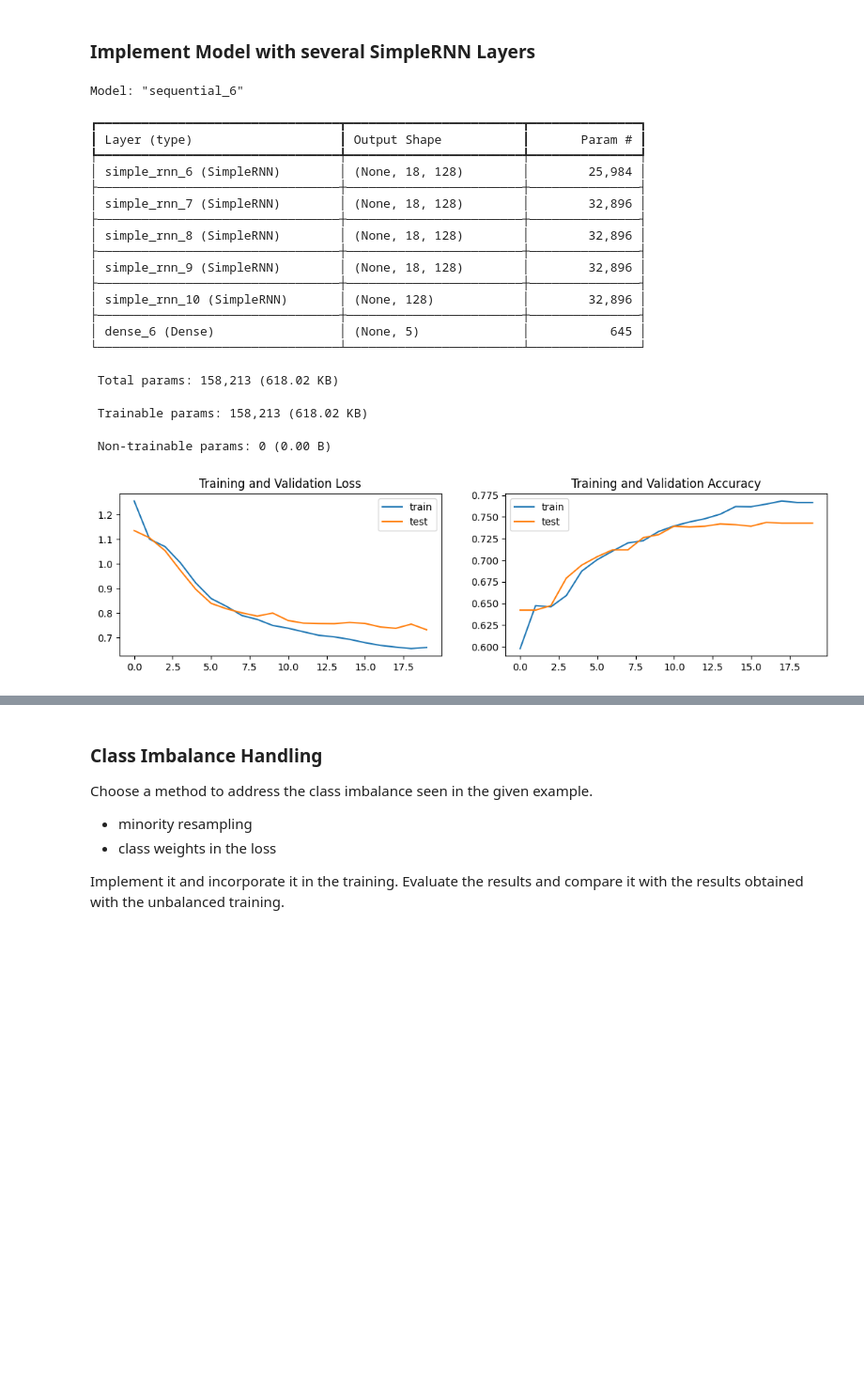
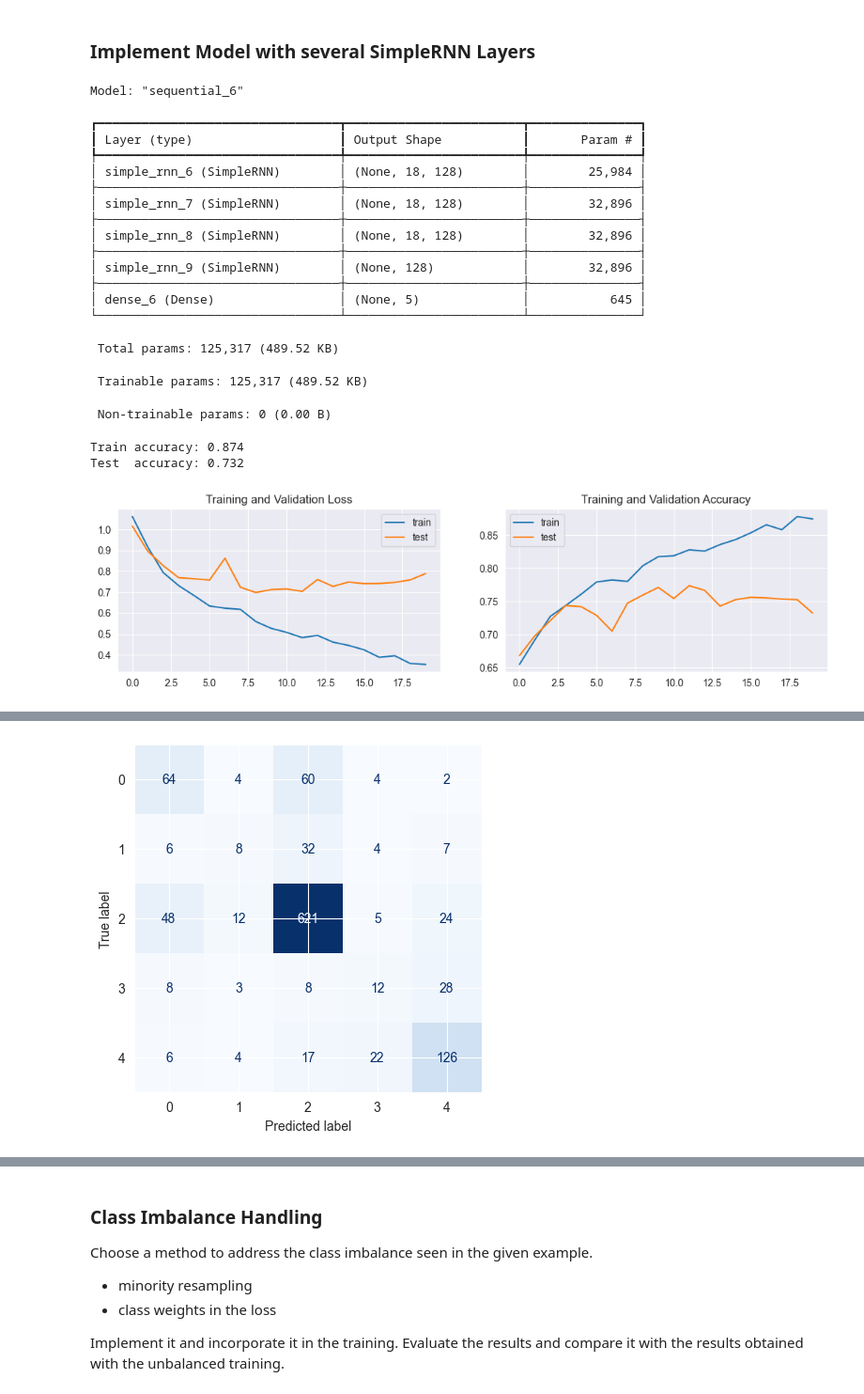
Before and after one commit to dave1b/TSM_DeLearn, a Jupyter notebook: Week10/name_classification-keras_dave_brunner.ipynb, the cells around one changed output, grey strips where cells are left out. Shown at 94% size. Drawn from its saved outputs; the diff is of its cells as text; code cells hidden in the pictures; blank space fills up the shorter version.

```diff
--- a/Week10/name_classification-keras_dave_brunner.ipynb
+++ b/Week10/name_classification-keras_dave_brunner.ipynb
@@ -278,3 +312,0 @@ plot_history(history)
-# %%
-model = build_model(n_hidden=256)
-history = model.fit(X_train, Y_train, epochs=20, batch_size=128, validation_data=(X_test, Y_test), verbose=0)
@@ -285,3 +312,0 @@ plot_history(history)
-# %%
-model = build_model(n_hidden=512)
-history = model.fit(X_train, Y_train, epochs=20, batch_size=64, validation_data=(X_test, Y_test), verbose=0)
@@ -303,11 +324,12 @@ def build_model_multi(n_hidden):
     model.add(SimpleRNN(n_hidden, return_sequences=True))
     model.add(SimpleRNN(n_hidden, return_sequences=True))
     model.add(SimpleRNN(n_hidden, return_sequences=True))
-    model.add(SimpleRNN(n_hidden, return_sequences=True))
+    # model.add(SimpleRNN(n_hidden, return_sequences=True))
     model.add(SimpleRNN(n_hidden))
     model.add(Dense(len(languages), activation='softmax'))
     model.compile(loss='categorical_crossentropy', optimizer='adam', metrics=['accuracy'])
     return model
+
 model = build_model_multi(n_hidden=128)
 model.summary()
 # %% [output]
@@ -321,19 +343,20 @@ Model: "sequential_6"
 ├─────────────────────────────────┼────────────────────────┼───────────────┤
 │ simple_rnn_8 (SimpleRNN)        │ (None, 18, 128)        │        32,896 │
 ├─────────────────────────────────┼────────────────────────┼───────────────┤
-│ simple_rnn_9 (SimpleRNN)        │ (None, 18, 128)        │        32,896 │
-├─────────────────────────────────┼────────────────────────┼───────────────┤
-│ simple_rnn_10 (SimpleRNN)       │ (None, 128)            │        32,896 │
+│ simple_rnn_9 (SimpleRNN)        │ (None, 128)            │        32,896 │
 ├─────────────────────────────────┼────────────────────────┼───────────────┤
 │ dense_6 (Dense)                 │ (None, 5)              │           645 │
 └─────────────────────────────────┴────────────────────────┴───────────────┘
- Total params: 158,213 (618.02 KB)
+ Total params: 125,317 (489.52 KB)
- Trainable params: 158,213 (618.02 KB)
+ Trainable params: 125,317 (489.52 KB)
  Non-trainable params: 0 (0.00 B)
 # %%
-model = build_model(n_hidden=32)
+model = build_model_multi(n_hidden=32)
 history = model.fit(X_train, Y_train, epochs=20, batch_size=128, validation_data=(X_test, Y_test), verbose=0)
 # %%
 plot_history(history)
+plot_confusion_matrix(model)
 # %% [output]
+Train accuracy: 0.874
+Test  accuracy: 0.732
-[figure, old version]
+[figure, new version]
@@ -340 +364,2 @@ plot_history(history)
+[figure, added]
 # %%
```
Also changed, not shown: parts of 32 cells of this notebook, 1 other file.
